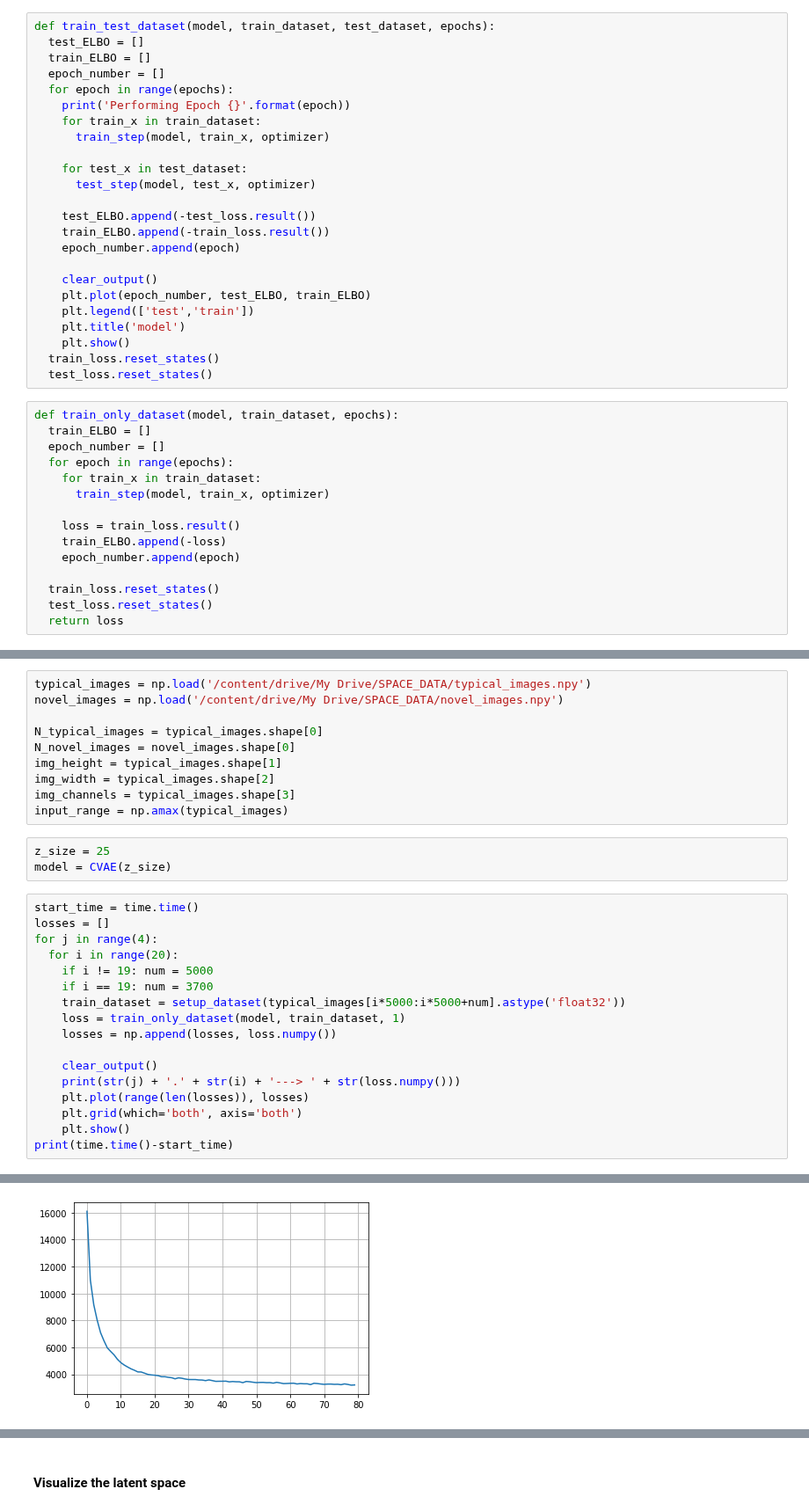
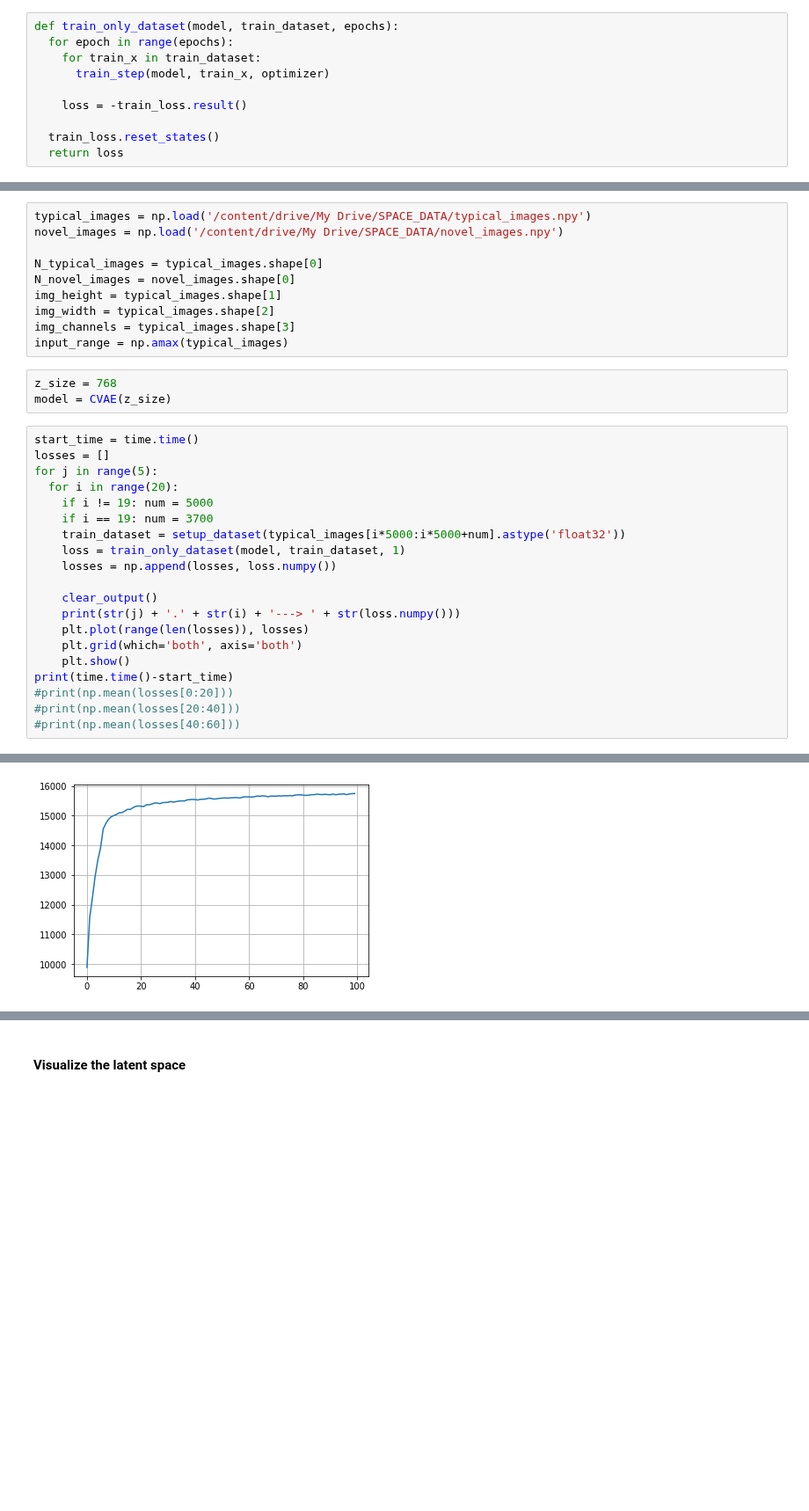
Before and after one commit to lorenzosintini/4YP, a Jupyter notebook: Models_v3/VAE_Novel_NASA.ipynb, the cells around one changed output, grey strips where cells are left out. Shown at 88% size. Cells and saved outputs as stored; diff of their text form; blank space fills up the shorter version.

```diff
--- a/Models_v3/VAE_Novel_NASA.ipynb
+++ b/Models_v3/VAE_Novel_NASA.ipynb
@@ -163,44 +140,15 @@ def test_step(model, x, optimizer):
     loss = calculate_ELBO(model, x)
     test_loss(loss)
 # %%
-def train_test_dataset(model, train_dataset, test_dataset, epochs):
-  test_ELBO = []
-  train_ELBO = []
-  epoch_number = []
+def train_only_dataset(model, train_dataset, epochs):
   for epoch in range(epochs):
-    print('Performing Epoch {}'.format(epoch))
     for train_x in train_dataset:
       train_step(model, train_x, optimizer)
 
-    for test_x in test_dataset:
-      test_step(model, test_x, optimizer)
+    loss = -train_loss.result()
 
-    test_ELBO.append(-test_loss.result())
-    train_ELBO.append(-train_loss.result())
-    epoch_number.append(epoch)
-
-    clear_output()
-    plt.plot(epoch_number, test_ELBO, train_ELBO)
-    plt.legend(['test','train'])
-    plt.title('model')
-    plt.show()
   train_loss.reset_states()
-  test_loss.reset_states()
+  return loss
-# %%
-def train_only_dataset(model, train_dataset, epochs):
-  train_ELBO = []
-  epoch_number = []
-  for epoch in range(epochs):
-    for train_x in train_dataset:
-      train_step(model, train_x, optimizer)
-
-    loss = train_loss.result()
-    train_ELBO.append(-loss)
-    epoch_number.append(epoch)
-
-  train_loss.reset_states()
-  test_loss.reset_states()
-  return loss
 # %% [markdown]
 #### Train the data
 # %%
@@ -214,12 +162,12 @@ img_width = typical_images.shape[2]
 img_channels = typical_images.shape[3]
 input_range = np.amax(typical_images)
 # %%
-z_size = 25
+z_size = 768
 model = CVAE(z_size)
 # %%
 start_time = time.time()
 losses = []
-for j in range(4):
+for j in range(5):
   for i in range(20):
     if i != 19: num = 5000
     if i == 19: num = 3700
@@ -233,4 +181,7 @@ for j in range(4):
     plt.grid(which='both', axis='both')
     plt.show()
 print(time.time()-start_time)
+#print(np.mean(losses[0:20]))
+#print(np.mean(losses[20:40]))
+#print(np.mean(losses[40:60]))
 # %% [output]
@@ -238 +189 @@ print(time.time()-start_time)
-[figure, old version]
+[figure, new version]
```
Also changed, not shown: parts of 24 cells of this notebook.
